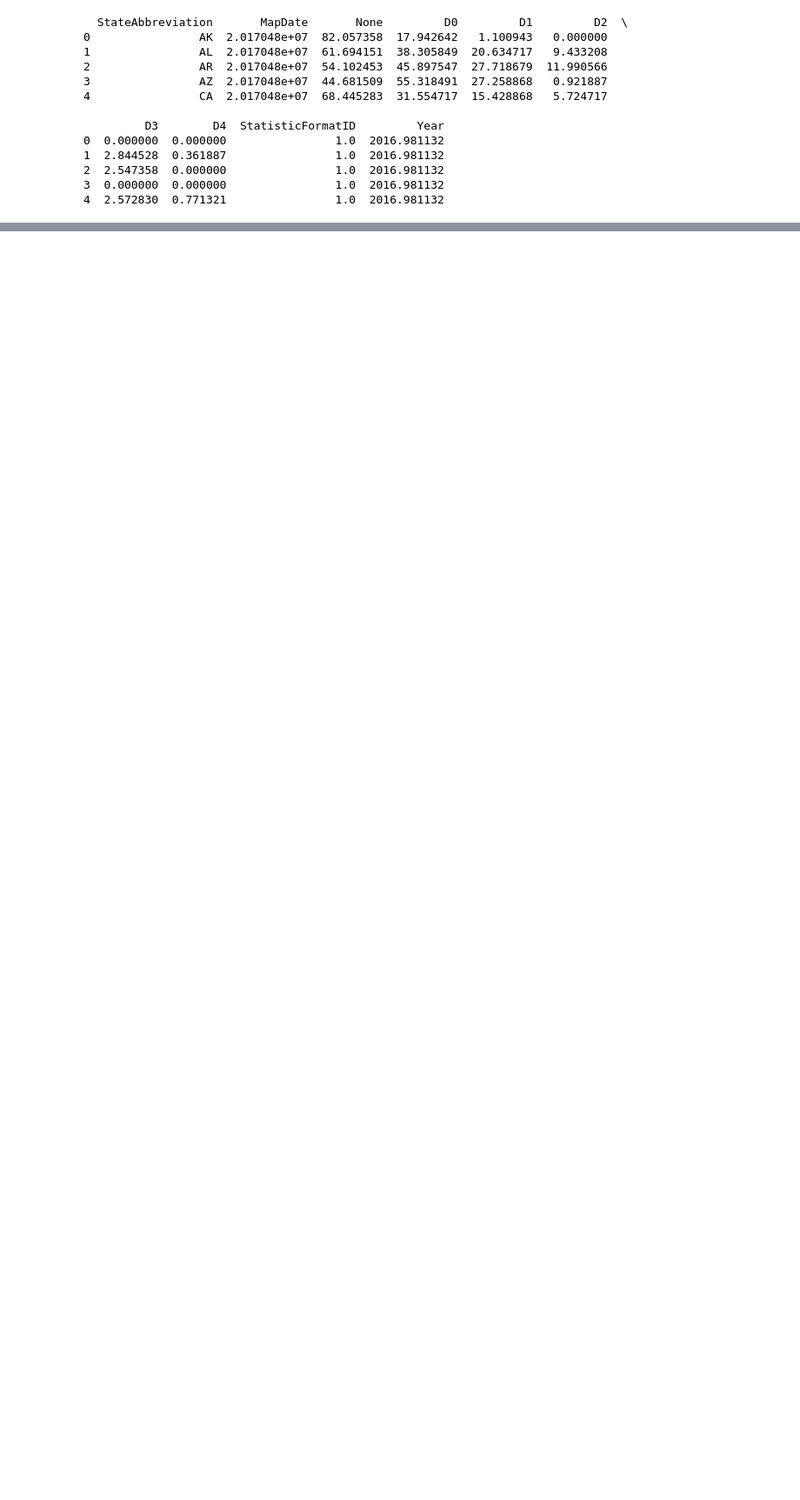
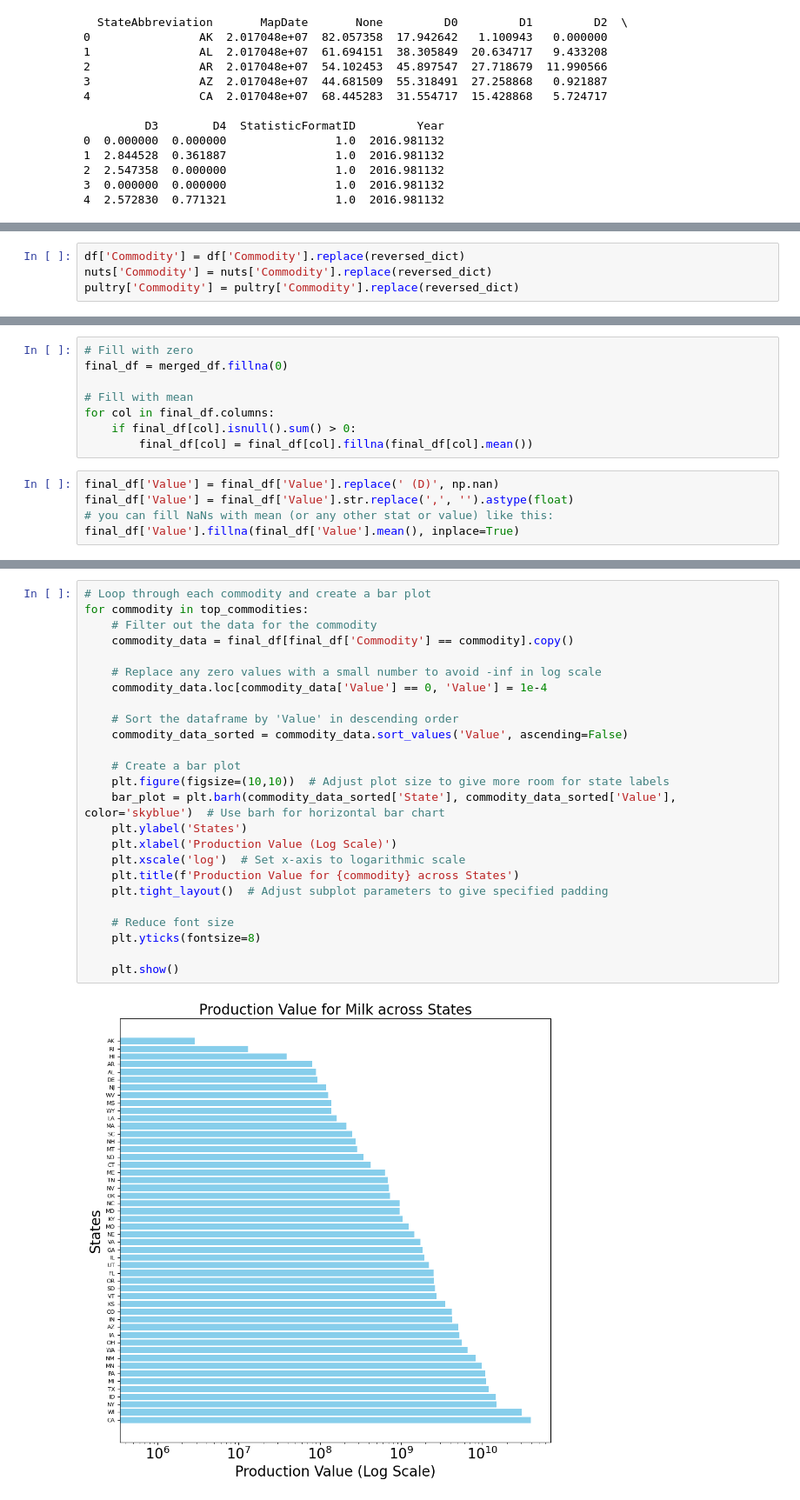
Before and after one commit to ninae555/case_studdy_1, a Jupyter notebook: report.ipynb, the cells around one changed output, grey strips where cells are left out. Shown at 87% size. Saved outputs shown, nothing was run; the diff lists cells and outputs as text; blank space fills up the shorter version.

```diff
--- a/report.ipynb
+++ b/report.ipynb
@@ -332,0 +403,4 @@ print(tabulate(df_drought_new.head(), headers='keys', tablefmt='grid'))
+# %%
+df['Commodity'] = df['Commodity'].replace(reversed_dict)
+nuts['Commodity'] = nuts['Commodity'].replace(reversed_dict)
+pultry['Commodity'] = pultry['Commodity'].replace(reversed_dict)
@@ -332,0 +575,13 @@ print(tabulate(df_drought_new.head(), headers='keys', tablefmt='grid'))
+# %%
+# Fill with zero
+final_df = merged_df.fillna(0)
+
+# Fill with mean
+for col in final_df.columns:
+    if final_df[col].isnull().sum() > 0:
+        final_df[col] = final_df[col].fillna(final_df[col].mean())
+# %%
+final_df['Value'] = final_df['Value'].replace(' (D)', np.nan)
+final_df['Value'] = final_df['Value'].str.replace(',', '').astype(float)
+# you can fill NaNs with mean (or any other stat or value) like this:
+final_df['Value'].fillna(final_df['Value'].mean(), inplace=True)
@@ -332,0 +969,27 @@ print(tabulate(df_drought_new.head(), headers='keys', tablefmt='grid'))
+# %%
+# Loop through each commodity and create a bar plot
+for commodity in top_commodities:
+    # Filter out the data for the commodity
+    commodity_data = final_df[final_df['Commodity'] == commodity].copy()
+
+    # Replace any zero values with a small number to avoid -inf in log scale
+    commodity_data.loc[commodity_data['Value'] == 0, 'Value'] = 1e-4
+
+    # Sort the dataframe by 'Value' in descending order
+    commodity_data_sorted = commodity_data.sort_values('Value', ascending=False)
+
+    # Create a bar plot
+    plt.figure(figsize=(10,10))  # Adjust plot size to give more room for state labels
+    bar_plot = plt.barh(commodity_data_sorted['State'], commodity_data_sorted['Value'], color='skyblue')  # Use barh for horizontal bar chart
+    plt.ylabel('States')
+    plt.xlabel('Production Value (Log Scale)')
+    plt.xscale('log')  # Set x-axis to logarithmic scale
+    plt.title(f'Production Value for {commodity} across States')
+    plt.tight_layout()  # Adjust subplot parameters to give specified padding
+
+    # Reduce font size
+    plt.yticks(fontsize=8)
+
+    plt.show()
+# %% [output]
+[figure, added]
```
Also changed, not shown: parts of 56 cells of this notebook, 11 other files.
